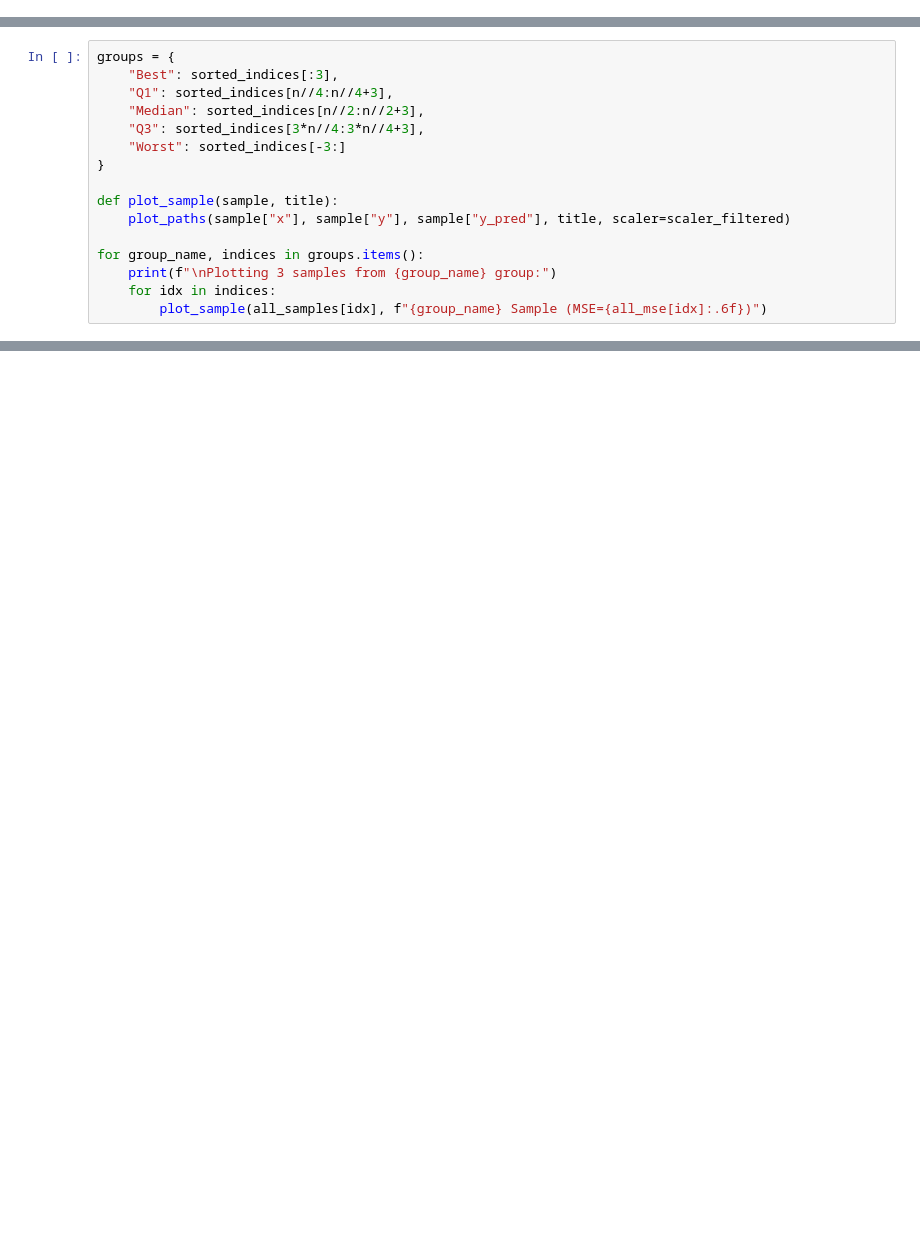
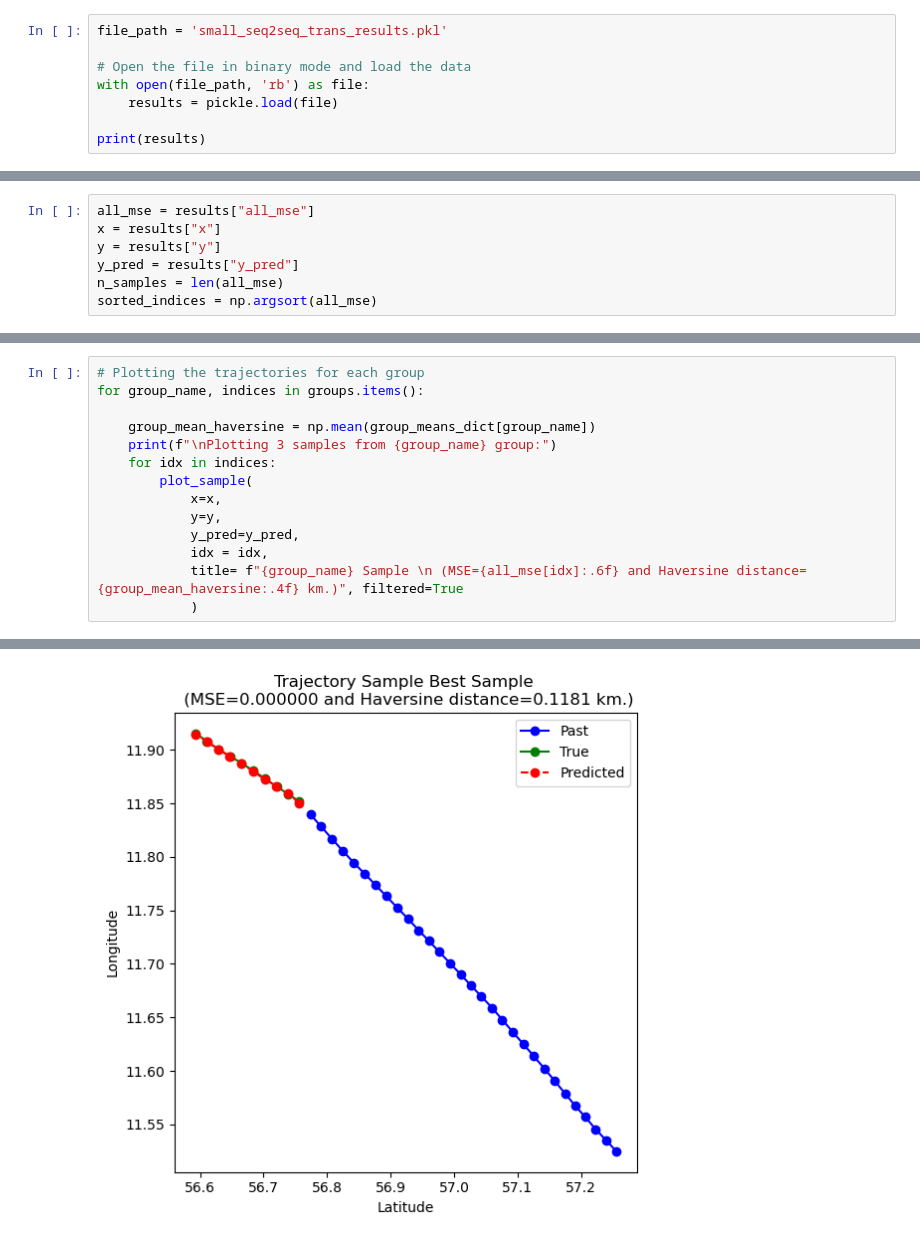
Before and after one commit to GregersSR/02456-deep-learning, a Jupyter notebook: 02456_dl_project/reproduce_results.ipynb, the cells around one changed output, grey strips where cells are left out. Saved outputs shown, nothing was run; the diff lists cells and outputs as text; blank space fills up the shorter version.

Commit message:
More refined reproduce results

```diff
--- a/02456_dl_project/reproduce_results.ipynb
+++ b/02456_dl_project/reproduce_results.ipynb
@@ -75,0 +86,8 @@ n = len(all_mse)
+# %%
+file_path = 'small_seq2seq_trans_results.pkl'
+
+# Open the file in binary mode and load the data
+with open(file_path, 'rb') as file:
+    results = pickle.load(file)
+
+print(results)
@@ -76,3 +112,10 @@ n = len(all_mse)
+# %%
+all_mse = results["all_mse"]
+x = results["x"]
+y = results["y"]
+y_pred = results["y_pred"]
+n_samples = len(all_mse)
+sorted_indices = np.argsort(all_mse)
 # %%
 percentiles = [10, 30, 50, 80, 90, 95, 99, 99.99, 100]
 print("\nMSE percentile summary:\n")
@@ -82,16 +200,15 @@ for p in percentiles:
 # %%
-groups = {
-    "Best": sorted_indices[:3],
-    "Q1": sorted_indices[n//4:n//4+3],
-    "Median": sorted_indices[n//2:n//2+3],
-    "Q3": sorted_indices[3*n//4:3*n//4+3],
-    "Worst": sorted_indices[-3:]
-}
+# Plotting the trajectories for each group
+for group_name, indices in groups.items():
 
-def plot_sample(sample, title):
-    plot_paths(sample["x"], sample["y"], sample["y_pred"], title, scaler=scaler_filtered)
-
-for group_name, indices in groups.items():
+    group_mean_haversine = np.mean(group_means_dict[group_name])
     print(f"\nPlotting 3 samples from {group_name} group:")
     for idx in indices:
-        plot_sample(all_samples[idx], f"{group_name} Sample (MSE={all_mse[idx]:.6f})")
+        plot_sample(
+            x=x,
+            y=y,
+            y_pred=y_pred,
+            idx = idx,
+            title= f"{group_name} Sample \n (MSE={all_mse[idx]:.6f} and Haversine distance={group_mean_haversine:.4f} km.)", filtered=True
+            )
+# %% [output]
@@ -97,0 +218 @@ for group_name, indices in groups.items():
+[figure, added]
```
Also changed, not shown: parts of 17 cells of this notebook, 2 other files.
